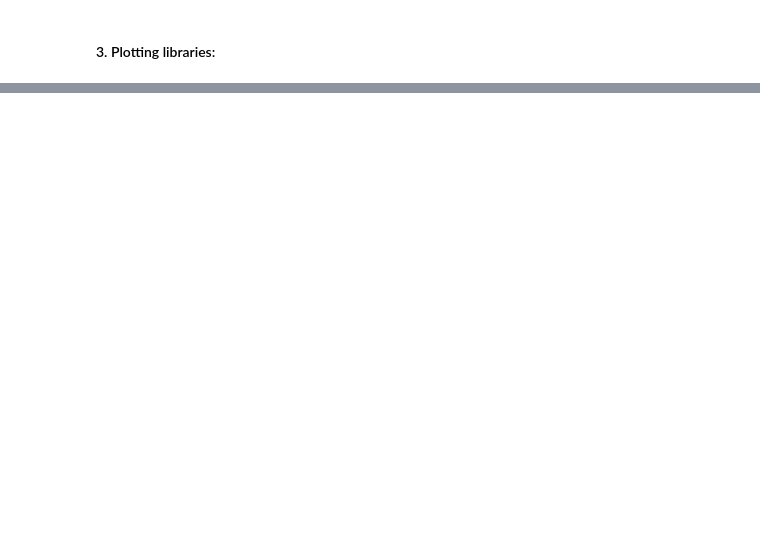
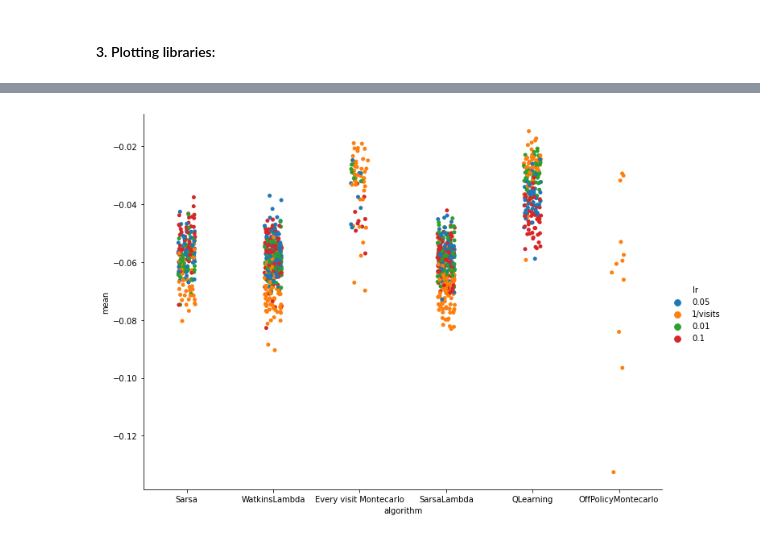
Before and after one commit to Xavi-Linux/Fatjack, a Jupyter notebook: 06_Leaderboard.ipynb, the cells around one changed output, grey strips where cells are left out. Saved outputs shown, nothing was run; the diff lists cells and outputs as text; code cells hidden in the pictures; blank space fills up the shorter version.

```diff
--- a/06_Leaderboard.ipynb
+++ b/06_Leaderboard.ipynb
@@ -349,0 +677,5 @@ leaderboard[leaderboard['mean'] == -999]
+# %%
+NUM_EPISODES = 1_000_000
+# %%
+#agents' retrieval for analysis
+trained_agents = retrieve_agents_dict(NUM_EPISODES)
@@ -349,0 +684,2 @@ leaderboard[leaderboard['mean'] == -999]
+# %%
+leaderboard = pd.DataFrame(trained_agents).transpose()
@@ -349,0 +720,2 @@ leaderboard[leaderboard['mean'] == -999]
+# %%
+clean_leaderboard = leaderboard[~leaderboard['mean'].isna()]
@@ -349,0 +845,4 @@ leaderboard[leaderboard['mean'] == -999]
+# %%
+sns.catplot(data=clean_leaderboard, x='algorithm', y='mean', hue='lr', height=7,  aspect=7/5);
+# %% [output]
+[figure, added]
```
Also changed, not shown: parts of 136 cells of this notebook, 5 other files.
